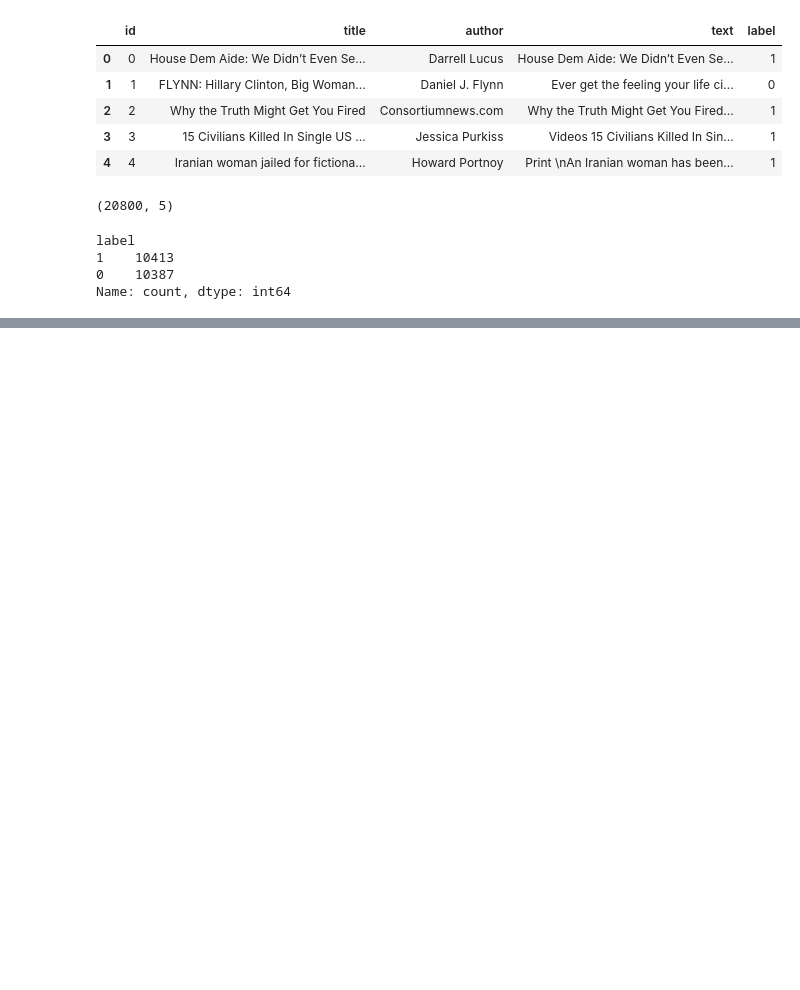
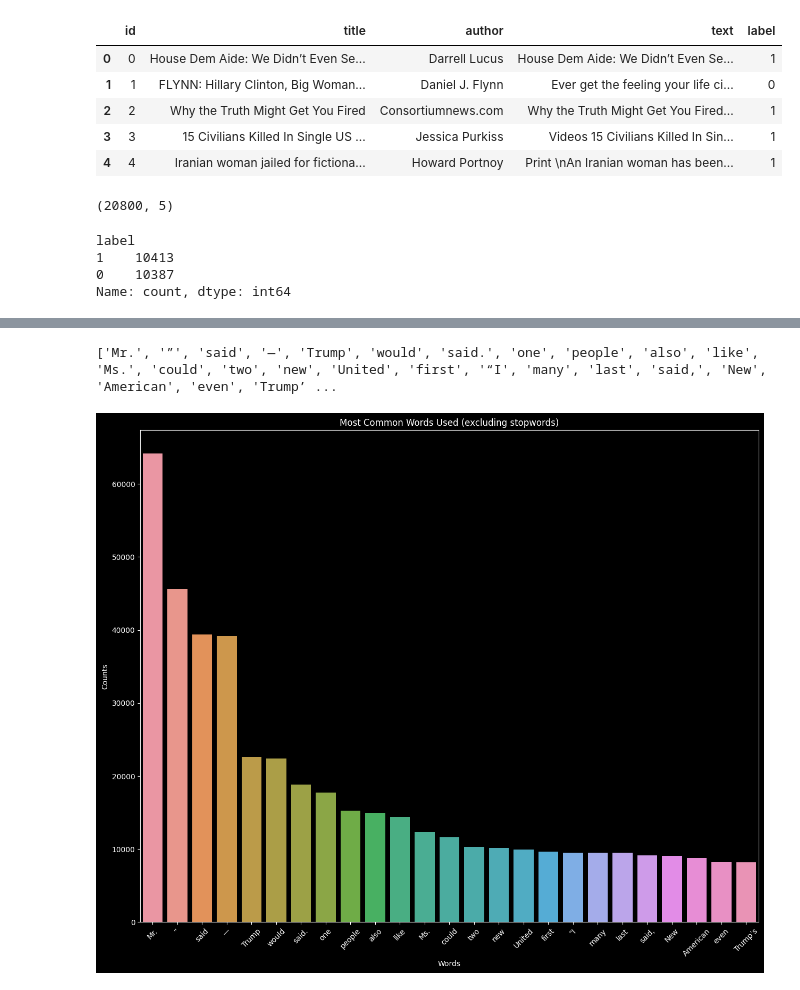
Before and after one commit to AliciaKairouani/Fake_news_detection, a Jupyter notebook: Notebook_EDA.ipynb, the cells around one changed output, grey strips where cells are left out. Drawn from its saved outputs; the diff is of its cells as text; code cells hidden in the pictures; blank space fills up the shorter version.

```diff
--- a/Notebook_EDA.ipynb
+++ b/Notebook_EDA.ipynb
@@ -32,0 +151,5 @@ sns.barplot(train, x="label", y="id", errorbar=None)
+# %%
+bar_plot(real["text"])
+# %% [output]
+['Mr.', '”', 'said', '—', 'Trump', 'would', 'said.', 'one', 'people', 'also', 'like', 'Ms.', 'could', 'two', 'new', 'United', 'first', '“I', 'many', 'last', 'said,', 'New', 'American', 'even', 'Trump’ ...
+[figure, added]
```
Also changed, not shown: parts of 20 cells of this notebook, 2 other files.
